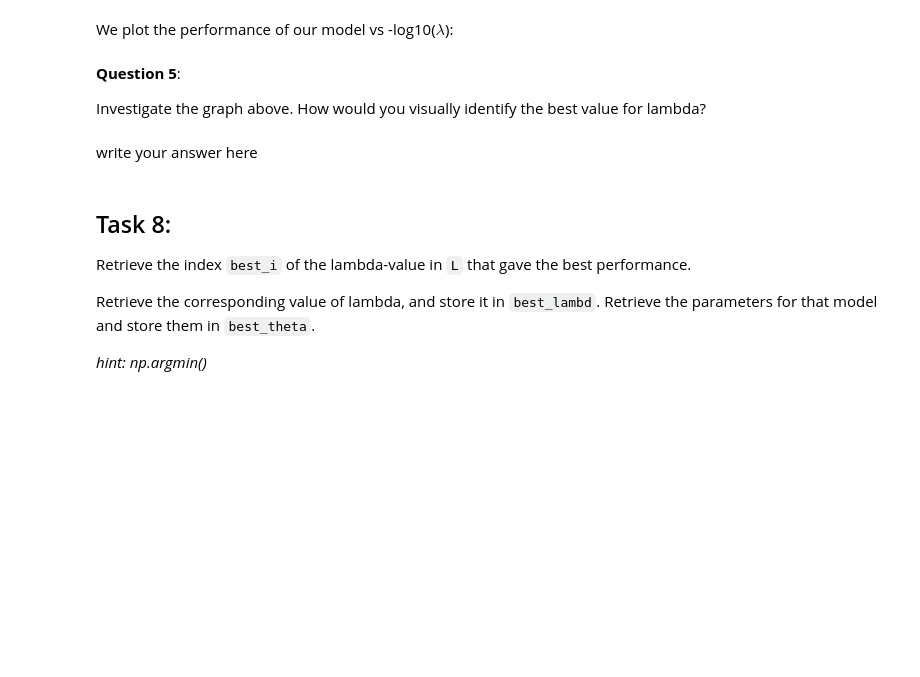
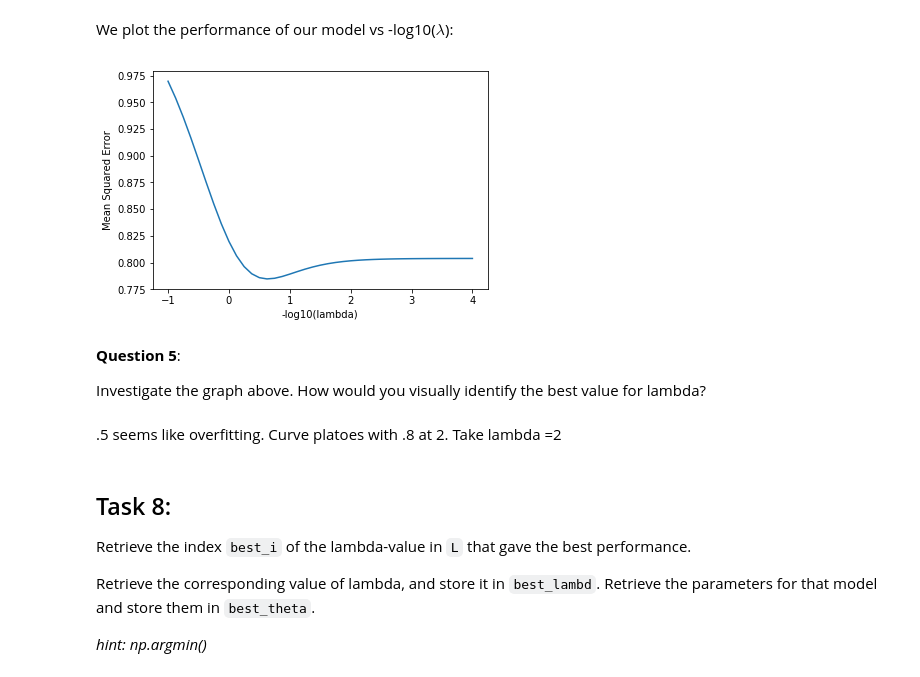
Before and after one commit to sirexeclp/ml4pm, a Jupyter notebook: assignment2/2_RegularizationTut_STUDENT.ipynb, the cells around one changed output. Cells and saved outputs as stored; diff of their text form; code cells hidden in the pictures; blank space fills up the shorter version.

```diff
--- a/assignment2/2_RegularizationTut_STUDENT.ipynb
+++ b/assignment2/2_RegularizationTut_STUDENT.ipynb
@@ -255,3 +317,15 @@ def regularized_least_squares(x,y,lambd):
+# %%
+def regularized_least_squares(x,y,lambd):
+    assert isinstance(x,np.ndarray), "x must be of type np.ndarray"
+    assert isinstance(y,np.ndarray), "y must be of type np.ndarray"
+
+    n = x.shape[0]
+    m = x.shape[1]
+
+    # add a column of ones to the left of x
+    X = np.insert(x, [0], 1, axis=1)
+    theta = np.linalg.inv((X.T/n).dot(X)+lambd*np.identity(m+1)).dot((X.T/n).dot(y))
+    return theta
 # %% [markdown]
 ## Task 6:
 
@@ -261,15 +335,15 @@ Fit a model for different values of $\lambda$. Append the results to the list `t
 # start : 10.
 # end: 1e-4
 L = 10 ** np.linspace(start=1., stop=-4, num=41)
-
+#L = np.geomspace(10,0.0001,41)
 thetas = []
 
 # note: we could also do this with a list comprehension
-for lambd in L:
-    theta = # your code
-    thetas.append(theta)
-
-thetas = np.array(thetas)
+#for lambd in L:
+#    theta = # your code
+#    thetas.append(theta)
+#
+thetas = np.array([regularized_least_squares(x_train,y_train,l) for l in L])
 # %% [markdown]
 ## Task 7:
 Predict on the  validation set for all the different values of theta, calculate the mean squared error and append the mean squared error to the list `mse`.
@@ -282,0 +350,16 @@ print('mse: [{:.4f}, {:.4f} ... {:.4f}, {:.4f}]'.format(mse[0],mse[1],mse[-2],ms
+# %%
+def ms(x):
+    return np.mean(x**2)
+
+def validate(x,y,theta):
+    predicted = predict(x,theta)
+    m = ms(predicted-y)
+    return m
+
+mse = [validate(x_valid,y_valid,theta) for theta in thetas]
+
+assert_almost_equal(mse[0],.9696,4,"MSE does not match!")
+assert_almost_equal(mse[1],.9539,4,"MSE does not match!")
+assert_almost_equal(mse[-2],.8038,4,"MSE does not match!")
+assert_almost_equal(mse[-1],.8039,4,"MSE does not match!")
+print(f"mse: [{mse[0]:.4f}, {mse[1]:.4f} ... {mse[-2]:.4f}, {mse[-1]:.4f}]")
@@ -288,13 +373,18 @@ We plot the performance of our model vs -log10($\lambda$):
 # %%
 plt.plot(-1 * np.log10(np.array(L)), mse)
 plt.xlabel('-log10(lambda)')
+plt.ylabel("Mean Squared Error")
 plt.show()
+# %% [output]
+[figure, added]
 # %% [markdown]
 **Question 5**:
 
 Investigate the graph above. How would you visually identify the best value for lambda?
-# %% [markdown]
-write your answer here
+# %% [markdown]
+.5 seems like overfitting.
+Curve platoes with .8 at 2.
+Take lambda =2
 # %% [markdown]
 ## Task 8:
 
```
Also changed, not shown: parts of 34 cells of this notebook.
